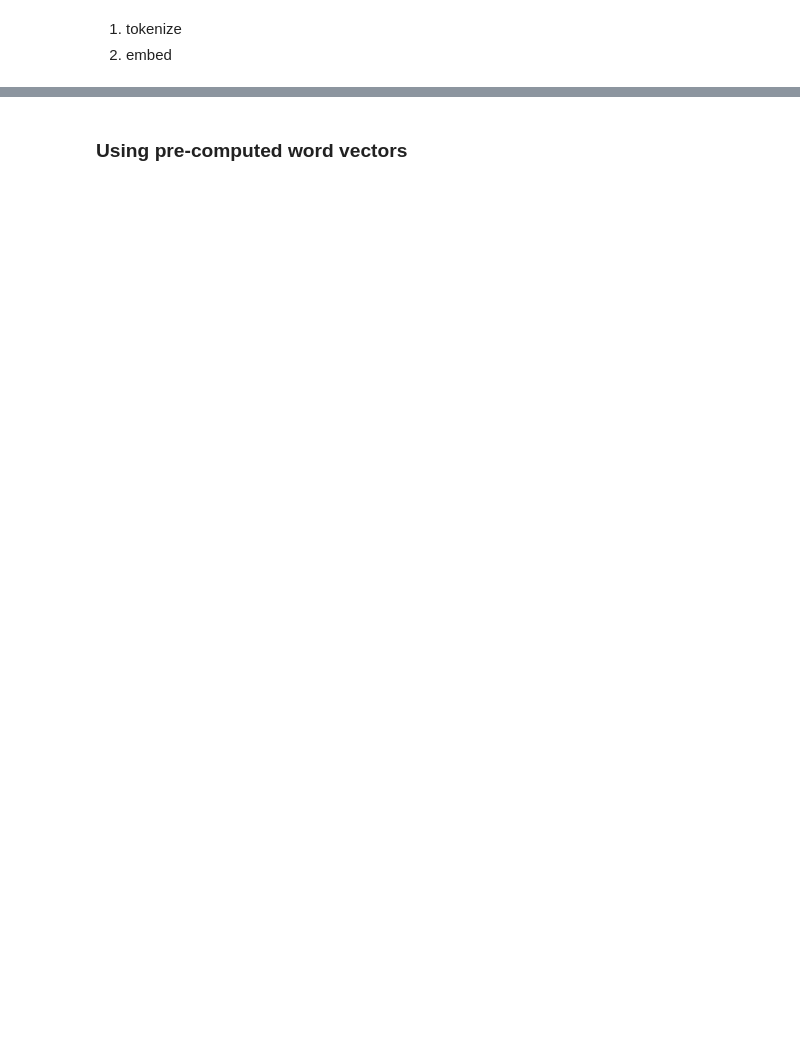
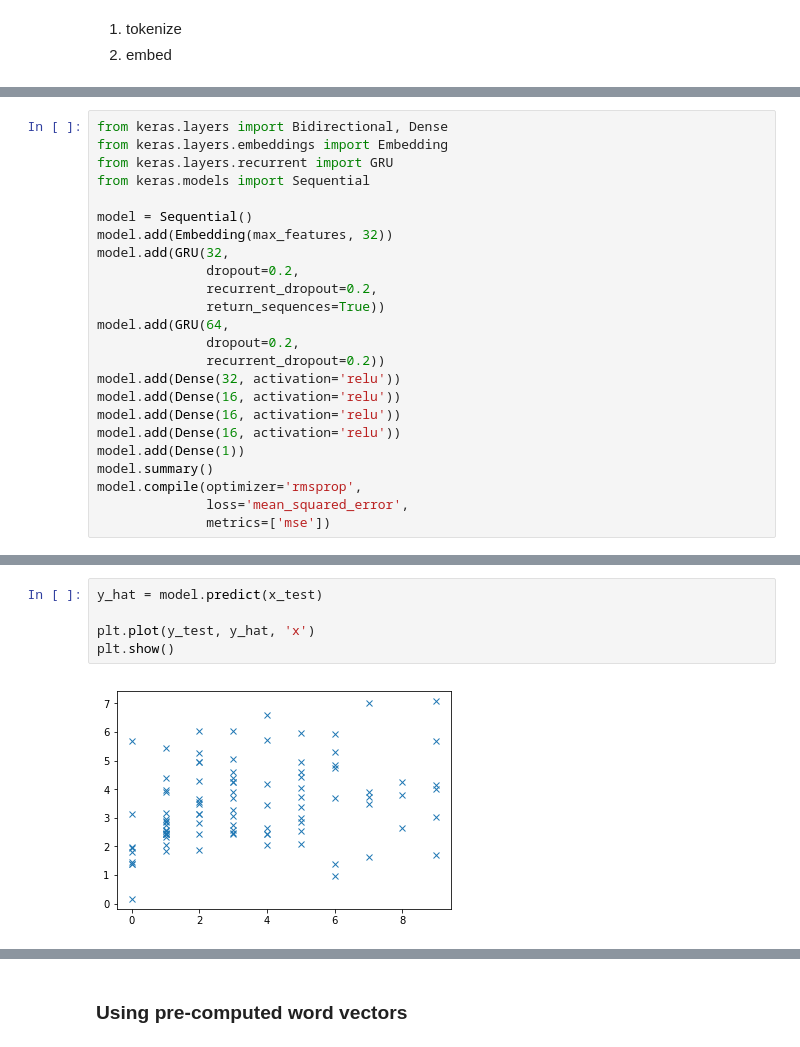
Before and after one commit to wisygig/cr, a Jupyter notebook: Text data.ipynb, the cells around one changed output, grey strips where cells are left out. Drawn from its saved outputs; the diff is of its cells as text; blank space fills up the shorter version.

```diff
--- a/Text data.ipynb
+++ b/Text data.ipynb
@@ -439,0 +447,24 @@ x_test = preprocessing.sequence.pad_sequences(x_test, maxlen=maxlen)
+# %%
+from keras.layers import Bidirectional, Dense
+from keras.layers.embeddings import Embedding
+from keras.layers.recurrent import GRU
+from keras.models import Sequential
+
+model = Sequential()
+model.add(Embedding(max_features, 32))
+model.add(GRU(32,
+              dropout=0.2,
+              recurrent_dropout=0.2,
+              return_sequences=True))
+model.add(GRU(64,
+              dropout=0.2,
+              recurrent_dropout=0.2))
+model.add(Dense(32, activation='relu'))
+model.add(Dense(16, activation='relu'))
+model.add(Dense(16, activation='relu'))
+model.add(Dense(16, activation='relu'))
+model.add(Dense(1))
+model.summary()
+model.compile(optimizer='rmsprop',
+              loss='mean_squared_error',
+              metrics=['mse'])
@@ -439,0 +537,7 @@ x_test = preprocessing.sequence.pad_sequences(x_test, maxlen=maxlen)
+# %%
+y_hat = model.predict(x_test)
+
+plt.plot(y_test, y_hat, 'x')
+plt.show()
+# %% [output]
+[figure, added]
```
Also changed, not shown: parts of 19 cells of this notebook, 1 other file.
